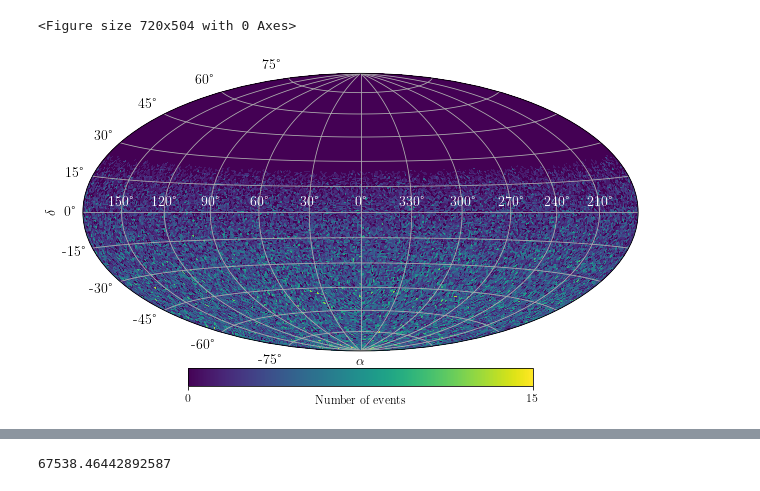
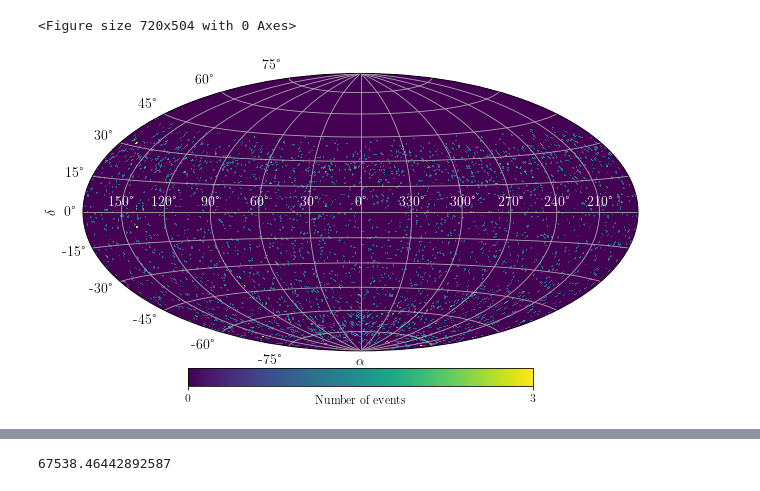
Before and after one commit to miguelajsmartins/Repeater_Analysis, a Jupyter notebook: SkyMaps/SkyMaps_UniformDist_and_Repeaters.ipynb, the cells around one changed output, grey strips where cells are left out. Drawn from its saved outputs; the diff is of its cells as text; code cells hidden in the pictures.

```diff
--- a/SkyMaps/SkyMaps_UniformDist_and_Repeaters.ipynb
+++ b/SkyMaps/SkyMaps_UniformDist_and_Repeaters.ipynb
@@ -26,8 +26,8 @@ rc('text', usetex=True)
 #convert a set of pandas columns into a list of event
 def pandas_to_event(df, str1 , str2, str3, str4):
 
-    alpha = df[str1].to_numpy()
-    delta = df[str2].to_numpy()
+    alpha = np.radians(df[str1].to_numpy())
+    delta = np.radians(df[str2].to_numpy())
     time = df[str3].to_numpy()
     energy = df[str4].to_numpy()
 
@@ -60,23 +60,31 @@ def ToEquatorialCoordinates(phi, theta):
 
     return phi, np.pi/2 - theta
 
-#compute the
 #-------------------------------
 # main
 #-------------------------------
 
-#save dataframe with event info from csv file
+#To plot the Auger data please UNCOMMENT this section
+path_to_augerdata = '../DataSets/Auger_Pub_data/'
+filename_augerdata = 'AugerOpenData_InclinedEvents_eFit.parquet'
+
+auger_inclined_data = pd.read_parquet(path_to_augerdata + filename_augerdata, engine='fastparquet')
+
+auger_events = pandas_to_event(auger_inclined_data, 'sd_ra', 'sd_dec', 'sd_gpstime', 'sd_energy')
+
+hp_auger_events = Healpy_Event(auger_events)
+
+#save dataframe with event info from data file
 path = '../DataSets/MockData_Repeaters/'
-filename = 'TimeOrdered_Events_ExponentialRepeater_RandomEquatorialCoorinates_Period_3600_TotalEvents_100000_AcceptedRepEvents_100_MaxRepIntensity_5.parquet'
+#filename = 'TimeOrdered_Events_ExponentialRepeater_RandomEquatorialCoorinates_Period_3600_TotalEvents_100000_AcceptedRepEvents_100_MaxRepIntensity_5.parquet'
 
-uniform_dist_data = pd.read_parquet(path + filename, engine='fastparquet')
+#uniform_dist_data = pd.read_parquet(path + filename, engine='fastparquet')
 
 #convert dataframe into a list of events
-uniform_dist_events = pandas_to_event(uniform_dist_data,"rep_ud_ra", "rep_ud_dec","rep_ud_gpstime","rep_ud_energy")
+#uniform_dist_events = pandas_to_event(uniform_dist_data,"rep_ud_ra", "rep_ud_dec","rep_ud_gpstime","rep_ud_energy")
 
 #change delta into colatitude to project in sky
-hp_ud_events = Healpy_Event(uniform_dist_events)
-
+#hp_ud_events = Healpy_Event(uniform_dist_events)
 
 #12*nside*nside gives the number of pixels of sphere
 NSIDE = 64
@@ -88,39 +96,39 @@ cr_sky_indexes = []
 events = []
 
 #run over the events
-for evt in hp_ud_events:
+for evt in hp_auger_events:
 
     cr_sky_indexes.append(hp.ang2pix(NSIDE,evt[1],evt[0]))
     events.append(1)
 
 #count map for each event: vector with size npix and filled with 0s
 instant_cr_sky = np.zeros(hp.nside2npix(NSIDE))
 
 #subsitutes zeros in the pixel indices for their bin content, given the data
 np.add.at(instant_cr_sky, cr_sky_indexes, events)
 
 #create figure
 fig = plt.figure(figsize=(10,7)) #create figure
 
 #plot sky map
 projview(
     instant_cr_sky,
     graticule=True,
     graticule_labels=True,
     #title=r"Instantaneous exposure for " + str(theta_min) + r"$^\circ < \theta < $ " + str(theta_max) + r"$^\circ$ on " + str(t.fits),
     unit="Number of events",
     xlabel=r"$\alpha$",
     ylabel=r"$\delta$",
     cb_orientation="horizontal",
     projection_type="hammer",
     fontsize={'title':16, 'xlabel':14, 'ylabel':14, 'xtick_label':14, 'ytick_label':14},
     longitude_grid_spacing = 30,
     latitude_grid_spacing = 15,
     xtick_label_color='white'
 )
 
-plt.savefig('skymap_random_pos_repeater.pdf',dpi=500)
+plt.savefig('skymap_inclined_auger_events.pdf',dpi=500)
 # %% [output]
 <Figure size 720x504 with 0 Axes>
-[figure, old version]
+[figure, new version]
 # %%
```
Also changed, not shown: parts of 1 cell of this notebook, 2 other files.
